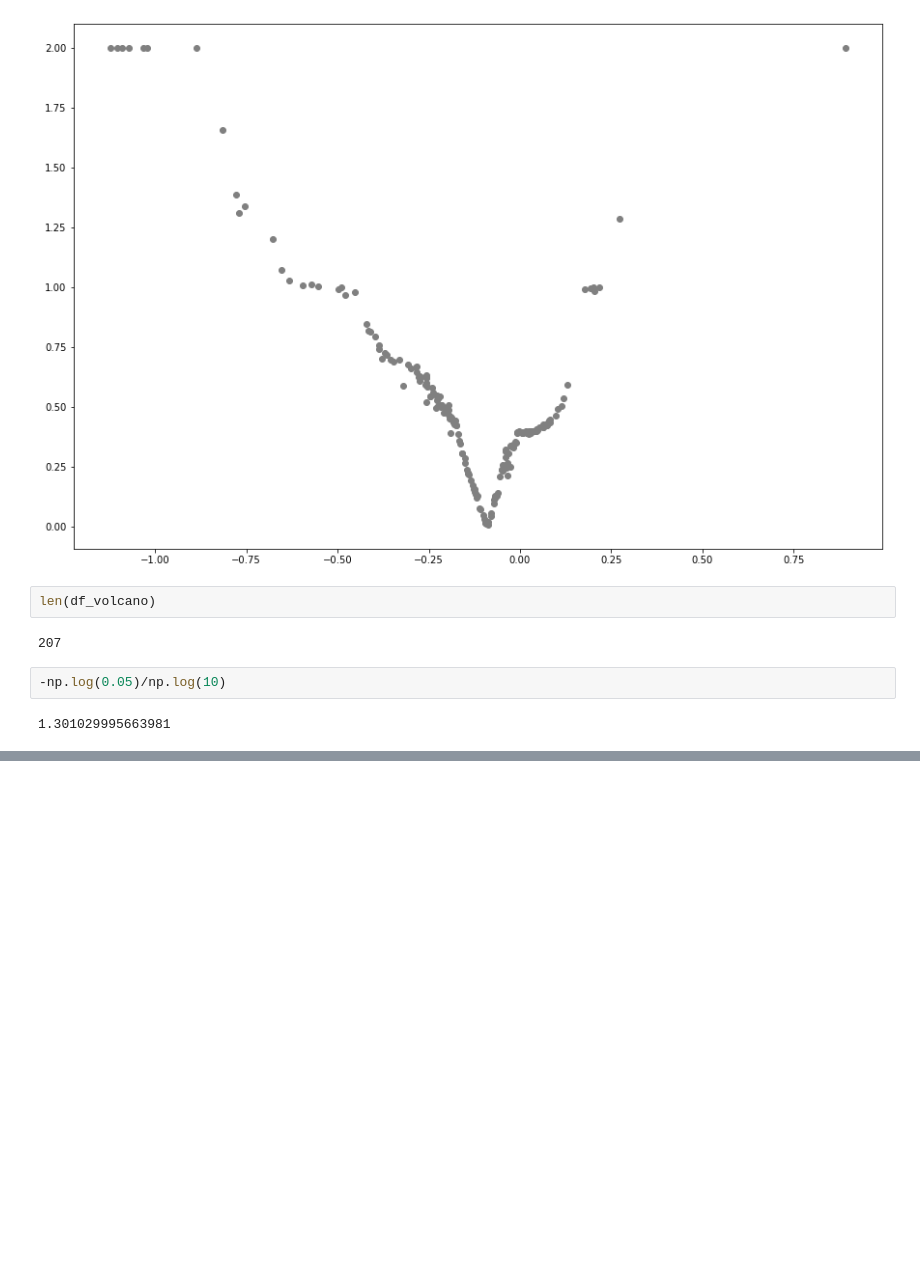
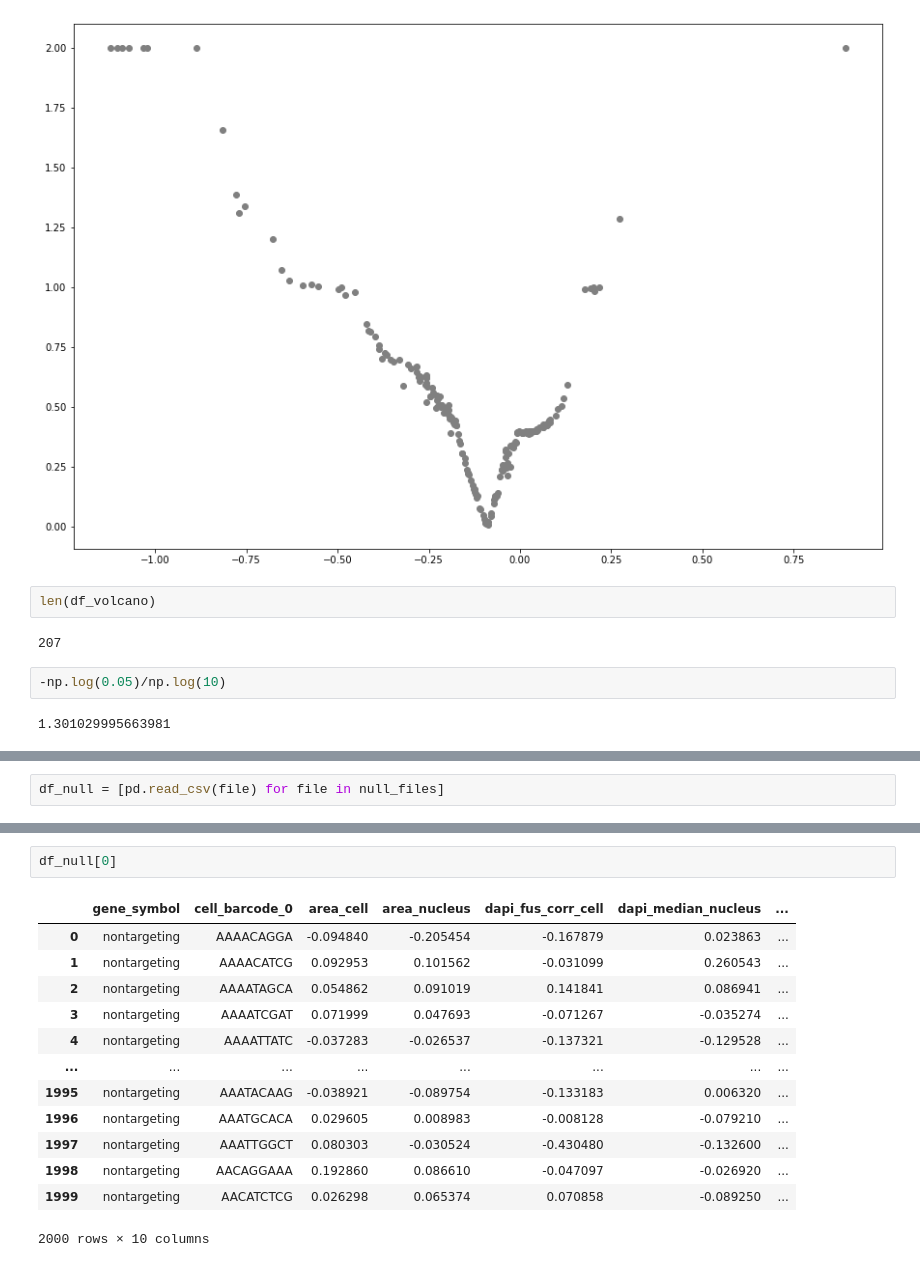
Before and after one commit to joandrews33/bootstrapping, a Jupyter notebook: snakemake/Testing.ipynb, the cells around one changed output, grey strips where cells are left out. Cells and saved outputs as stored; diff of their text form; blank space fills up the shorter version.

```diff
--- a/snakemake/Testing.ipynb
+++ b/snakemake/Testing.ipynb
@@ -569,0 +589,2 @@ len(df_volcano)
+# %%
+df_null = [pd.read_csv(file) for file in null_files]
@@ -569,0 +607,16 @@ len(df_volcano)
+# %%
+df_null[0]
+# %% [output]
+|  | gene_symbol | cell_barcode_0 | area_cell | area_nucleus | dapi_fus_corr_cell | dapi_median_nucleus | ... |
+| 0 | nontargeting | AAAACAGGA | -0.094840 | -0.205454 | -0.167879 | 0.023863 | ... |
+| 1 | nontargeting | AAAACATCG | 0.092953 | 0.101562 | -0.031099 | 0.260543 | ... |
+| 2 | nontargeting | AAAATAGCA | 0.054862 | 0.091019 | 0.141841 | 0.086941 | ... |
+| 3 | nontargeting | AAAATCGAT | 0.071999 | 0.047693 | -0.071267 | -0.035274 | ... |
+| 4 | nontargeting | AAAATTATC | -0.037283 | -0.026537 | -0.137321 | -0.129528 | ... |
+| ... | ... | ... | ... | ... | ... | ... | ... |
+| 1995 | nontargeting | AAATACAAG | -0.038921 | -0.089754 | -0.133183 | 0.006320 | ... |
+| 1996 | nontargeting | AAATGCACA | 0.029605 | 0.008983 | -0.008128 | -0.079210 | ... |
+| 1997 | nontargeting | AAATTGGCT | 0.080303 | -0.030524 | -0.430480 | -0.132600 | ... |
+| 1998 | nontargeting | AACAGGAAA | 0.192860 | 0.086610 | -0.047097 | -0.026920 | ... |
+| 1999 | nontargeting | AACATCTCG | 0.026298 | 0.065374 | 0.070858 | -0.089250 | ... |
+2000 rows × 10 columns
```
Also changed, not shown: parts of 24 cells of this notebook.
